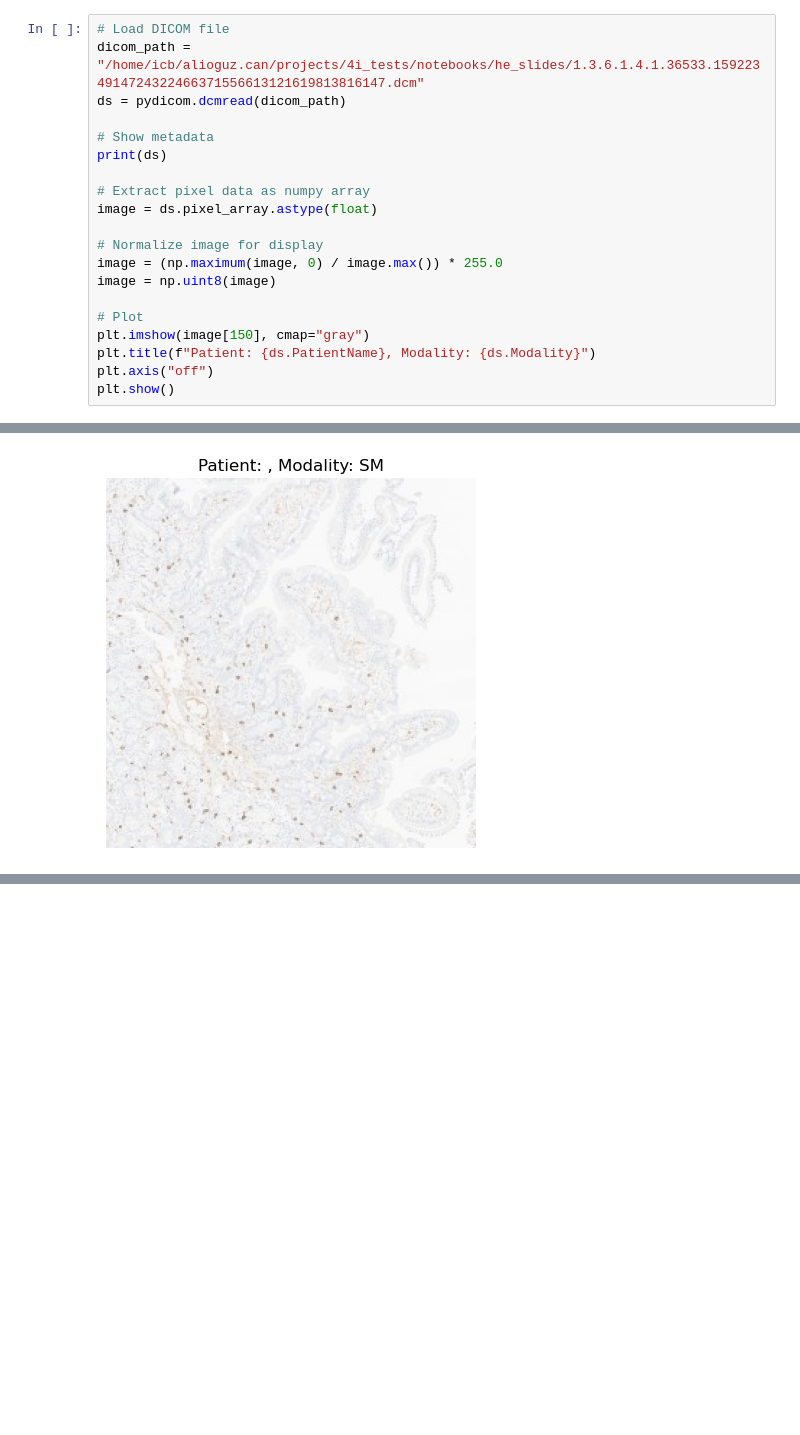
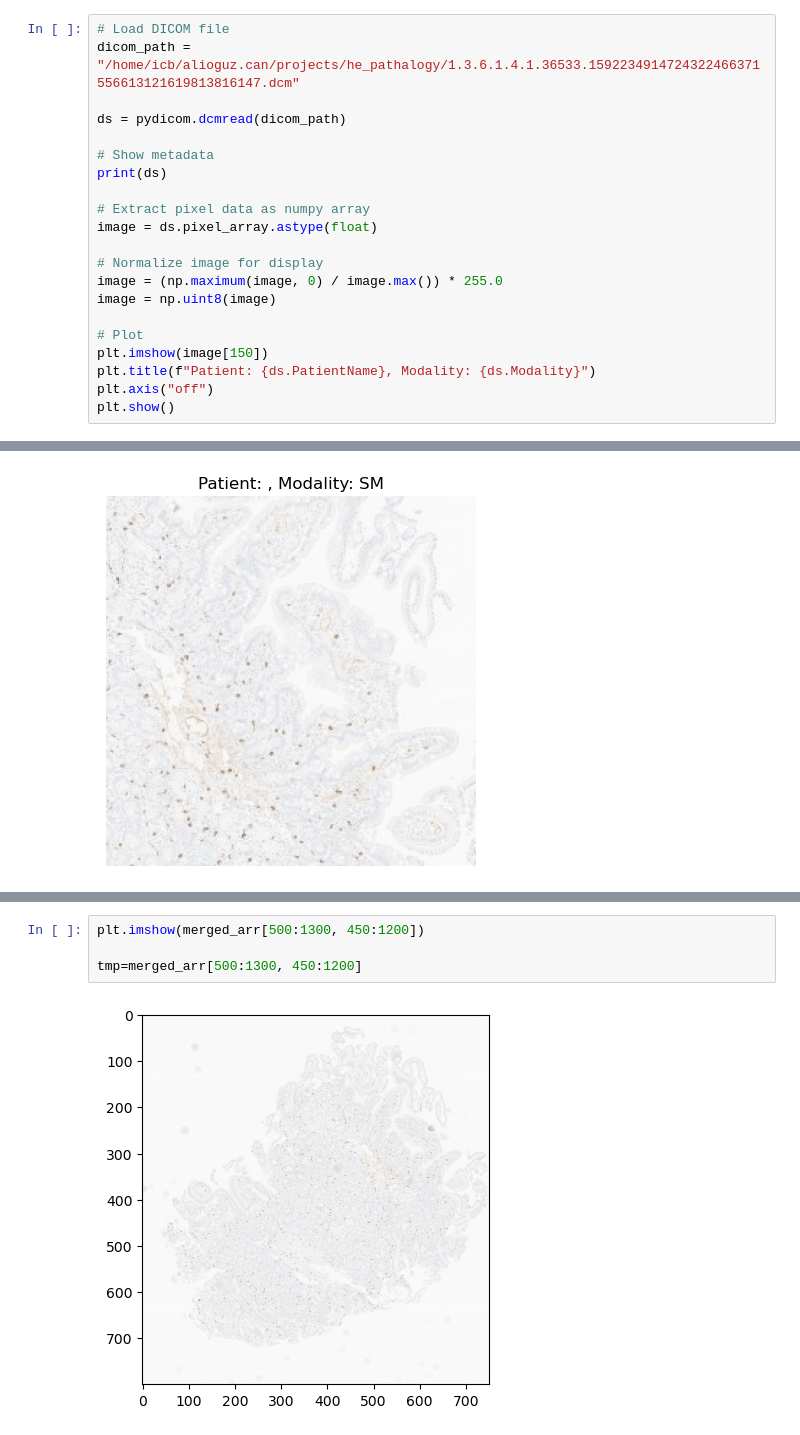
Before and after one commit to a-o-can/he_pathalogy, a Jupyter notebook: eda.ipynb, the cells around one changed output, grey strips where cells are left out. Cells and saved outputs as stored; diff of their text form; blank space fills up the shorter version.

```diff
--- a/eda.ipynb
+++ b/eda.ipynb
@@ -22,6 +26,7 @@ import tifffile as tiff
 # %%
 # Load DICOM file
-dicom_path = "/home/icb/alioguz.can/projects/4i_tests/notebooks/he_slides/1.3.6.1.4.1.36533.1592234914724322466371556613121619813816147.dcm"
+dicom_path = "/home/icb/alioguz.can/projects/he_pathalogy/1.3.6.1.4.1.36533.1592234914724322466371556613121619813816147.dcm"
+
 ds = pydicom.dcmread(dicom_path)
 
 # Show metadata
@@ -35,7 +40,7 @@ image = (np.maximum(image, 0) / image.max()) * 255.0
 image = np.uint8(image)
 
 # Plot
-plt.imshow(image[150], cmap="gray")
+plt.imshow(image[150])
 plt.title(f"Patient: {ds.PatientName}, Modality: {ds.Modality}")
 plt.axis("off")
 plt.show()
@@ -88,0 +201,6 @@ plt.show()
+# %%
+plt.imshow(merged_arr[500:1300, 450:1200])
+
+tmp=merged_arr[500:1300, 450:1200]
+# %% [output]
+[figure, added]
```
Also changed, not shown: parts of 13 cells of this notebook, 1 other file.
